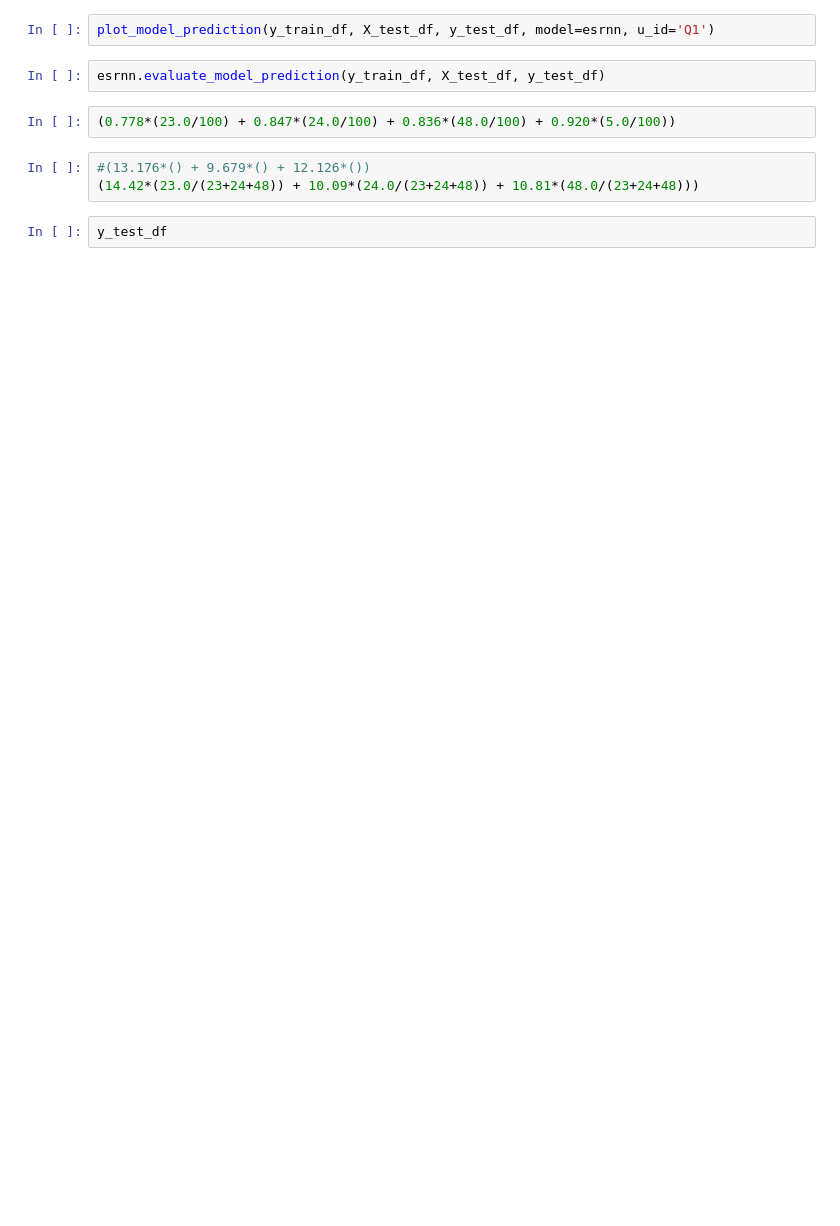
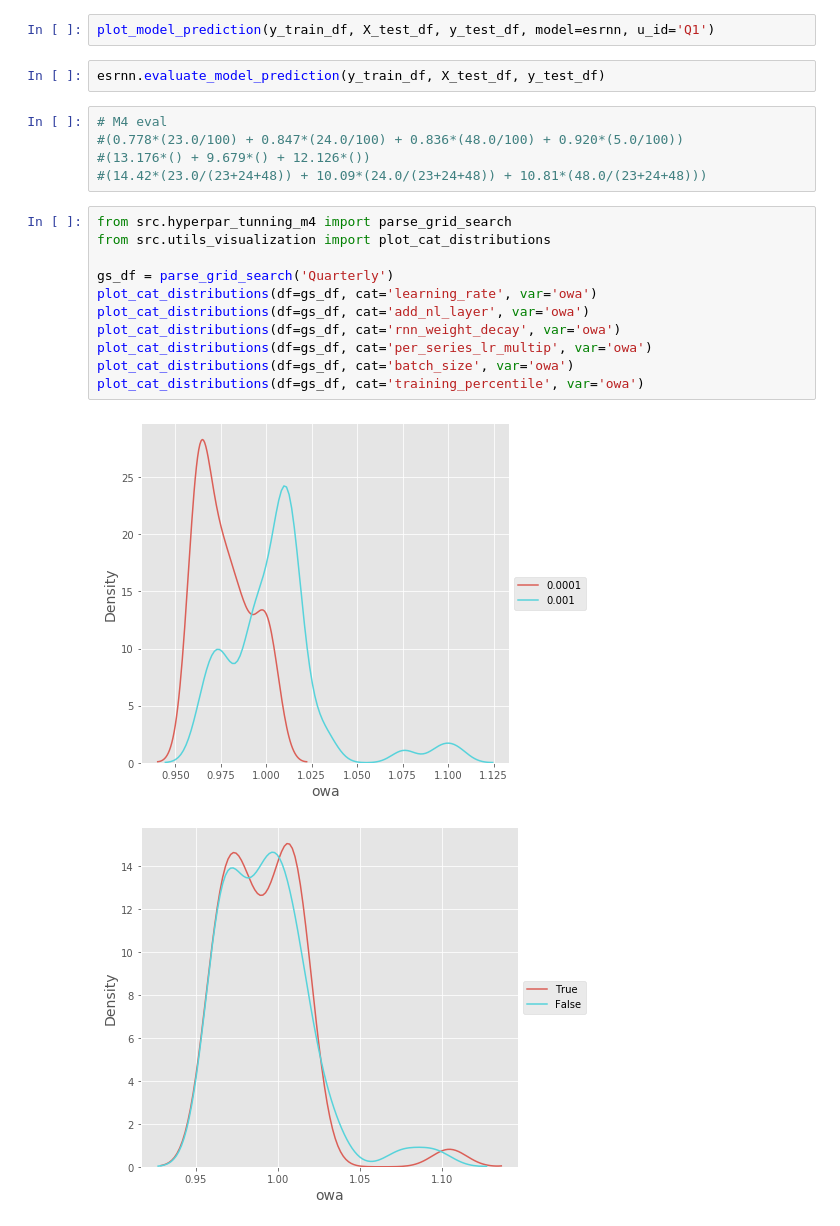
Before and after one commit to kdgutier/esrnn_torch, a Jupyter notebook: m4_test.ipynb, the cells around one changed output. Cells and saved outputs as stored; diff of their text form; blank space fills up the shorter version.

Commit message:
Hyper parameter tunning exploration

```diff
--- a/m4_test.ipynb
+++ b/m4_test.ipynb
@@ -66,9 +34,21 @@ plot_model_prediction(y_train_df, X_test_df, y_test_df, model=esrnn, u_id='Q1')
 # %%
 esrnn.evaluate_model_prediction(y_train_df, X_test_df, y_test_df)
 # %%
-(0.778*(23.0/100) + 0.847*(24.0/100) + 0.836*(48.0/100) + 0.920*(5.0/100))
+# M4 eval
+#(0.778*(23.0/100) + 0.847*(24.0/100) + 0.836*(48.0/100) + 0.920*(5.0/100))
+#(13.176*() + 9.679*() + 12.126*())
+#(14.42*(23.0/(23+24+48)) + 10.09*(24.0/(23+24+48)) + 10.81*(48.0/(23+24+48)))
-# %%
-#(13.176*() + 9.679*() + 12.126*())
-(14.42*(23.0/(23+24+48)) + 10.09*(24.0/(23+24+48)) + 10.81*(48.0/(23+24+48)))
-# %%
-y_test_df
+# %%
+from src.hyperpar_tunning_m4 import parse_grid_search
+from src.utils_visualization import plot_cat_distributions
+
+gs_df = parse_grid_search('Quarterly')
+plot_cat_distributions(df=gs_df, cat='learning_rate', var='owa')
+plot_cat_distributions(df=gs_df, cat='add_nl_layer', var='owa')
+plot_cat_distributions(df=gs_df, cat='rnn_weight_decay', var='owa')
+plot_cat_distributions(df=gs_df, cat='per_series_lr_multip', var='owa')
+plot_cat_distributions(df=gs_df, cat='batch_size', var='owa')
+plot_cat_distributions(df=gs_df, cat='training_percentile', var='owa')
+# %% [output]
+[figure, added]
+[figure, added]
```
Also changed, not shown: parts of 3 cells of this notebook.
